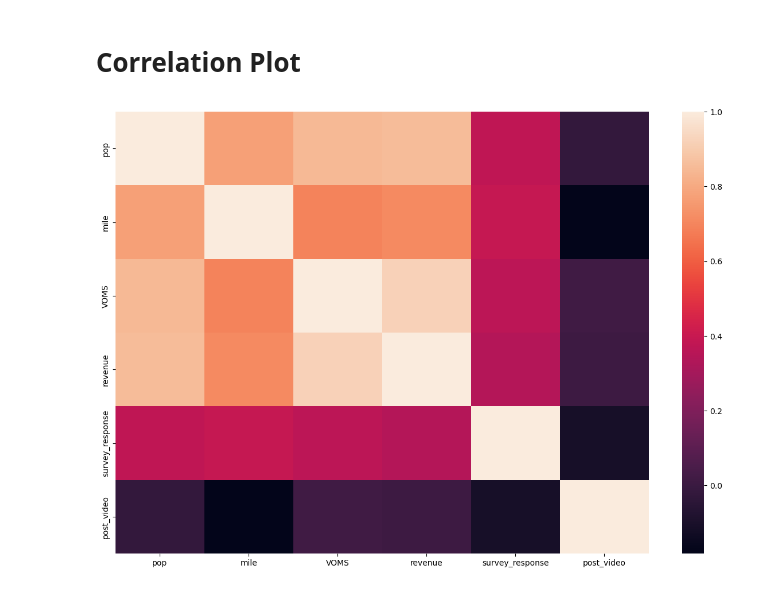
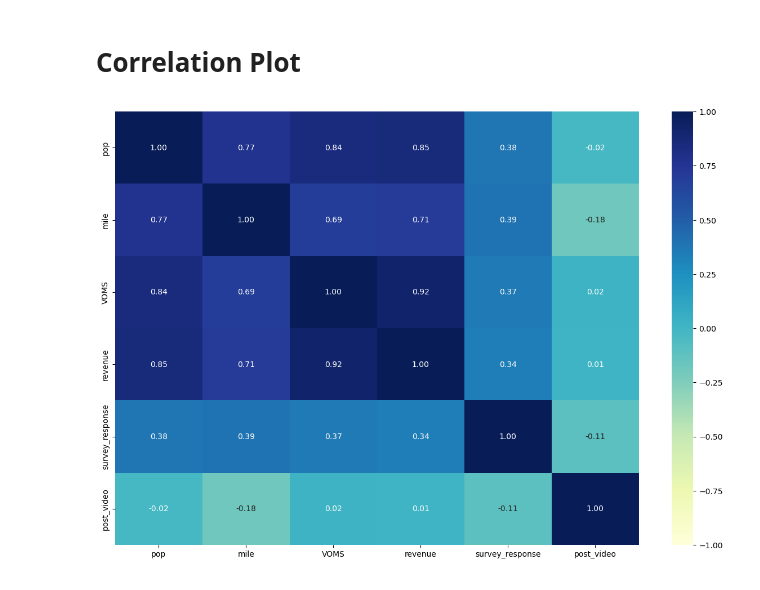
Before and after one commit to eric-shchiu/Smart-city-technology-adoption, a Jupyter notebook: agencies analysis.ipynb, the cells around one changed output. Cells and saved outputs as stored; diff of their text form; code cells hidden in the pictures.

```diff
--- a/agencies analysis.ipynb
+++ b/agencies analysis.ipynb
@@ -753,9 +815,11 @@ Notes:
 # %% [markdown]
 # Correlation Plot
 # %%
-fig = plt.figure(figsize=[15, 10])
+plt.figure(figsize=[15, 10])
 corr_matrix = log_meta[['pop','mile', 'VOMS', 'revenue', 'survey_response', 'post_video']].corr()
-sns.heatmap(corr_matrix, annot=False)
+sns.heatmap(corr_matrix, annot=True, cmap="YlGnBu", vmin=-1, vmax=1, fmt = '.2f')
+
+plt.savefig('Result/correlation matrix all.jpg', dpi = 300)
 plt.show()
 # %% [output]
-[figure, old version]
+[figure, new version]
```
Also changed, not shown: parts of 13 cells of this notebook.
